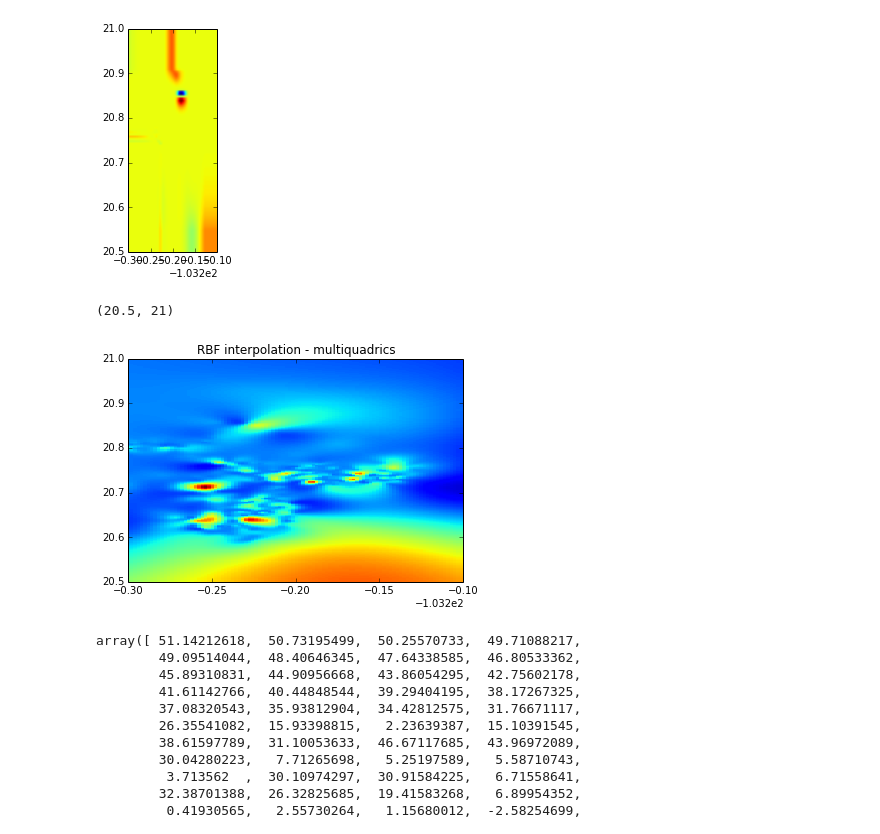
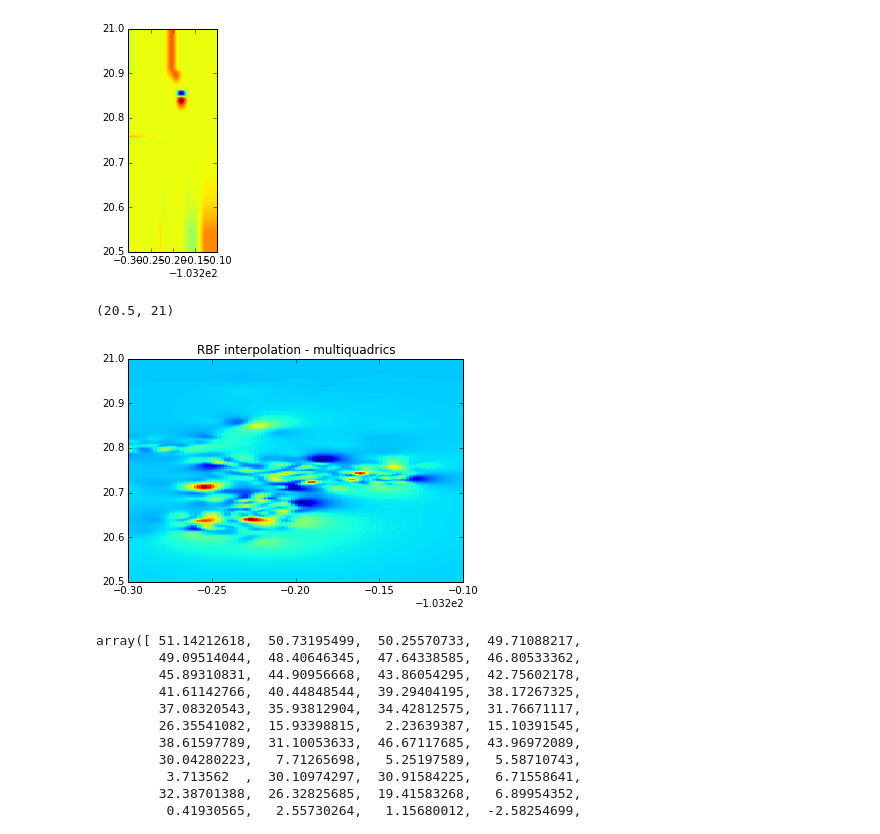
Before and after one commit to carpetri/dataton-zapopan, a Jupyter notebook: ipynb/ZapopanHeatMap.ipynb, the cells around one changed output. Cells and saved outputs as stored; diff of their text form; code cells hidden in the pictures.

Commit message:
heatmaps en esteroides
v2 - inverse wavelet
v3 - gaussian, r = .015

```diff
--- a/ipynb/ZapopanHeatMap.ipynb
+++ b/ipynb/ZapopanHeatMap.ipynb
@@ -69,27 +69,27 @@ Warning:     No more knots can be added because the number of B-spline coefficie
 # %%
 x = df.long
 y = df.lat
 z = df.n
 ti = np.linspace(-103.7,-103.3, 200)
 tib = np.linspace(20.5,21, 200)
 XI, YI = np.meshgrid(ti, tib)
 
 # use RBF
-rbf = Rbf(x, y, z, function='thin_plate',epsilon=2.5)
+rbf = Rbf(x, y, z, function='inverse',epsilon=.01)
 ZI = rbf(XI, YI)
 
 # plot the result
 n = plt.Normalize(-2., 2.)
 plt.pcolor(XI, YI, ZI, cmap=cm.jet)
 
 #plt.scatter(x, y, z)
 plt.title('RBF interpolation - multiquadrics')
 plt.xlim(-103.5, -103.3)
 plt.ylim(20.5, 21)
 #plt.colorbar()
 # %% [output]
 (20.5, 21)
-[figure, old version]
+[figure, new version]
 # %%
 a = np.array(ti.tolist())
 b = np.array(tib.tolist())
```
Also changed, not shown: parts of 1 cell of this notebook, 6 other files.
